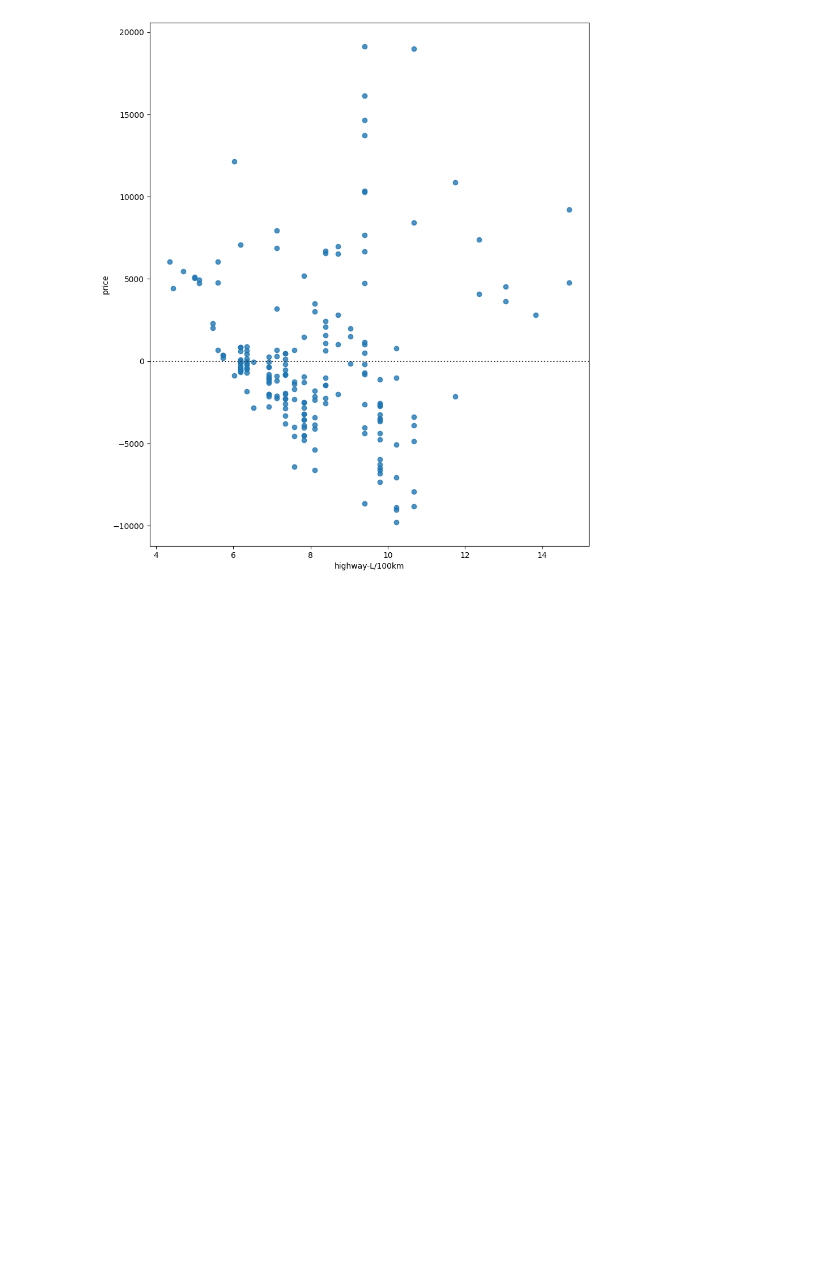
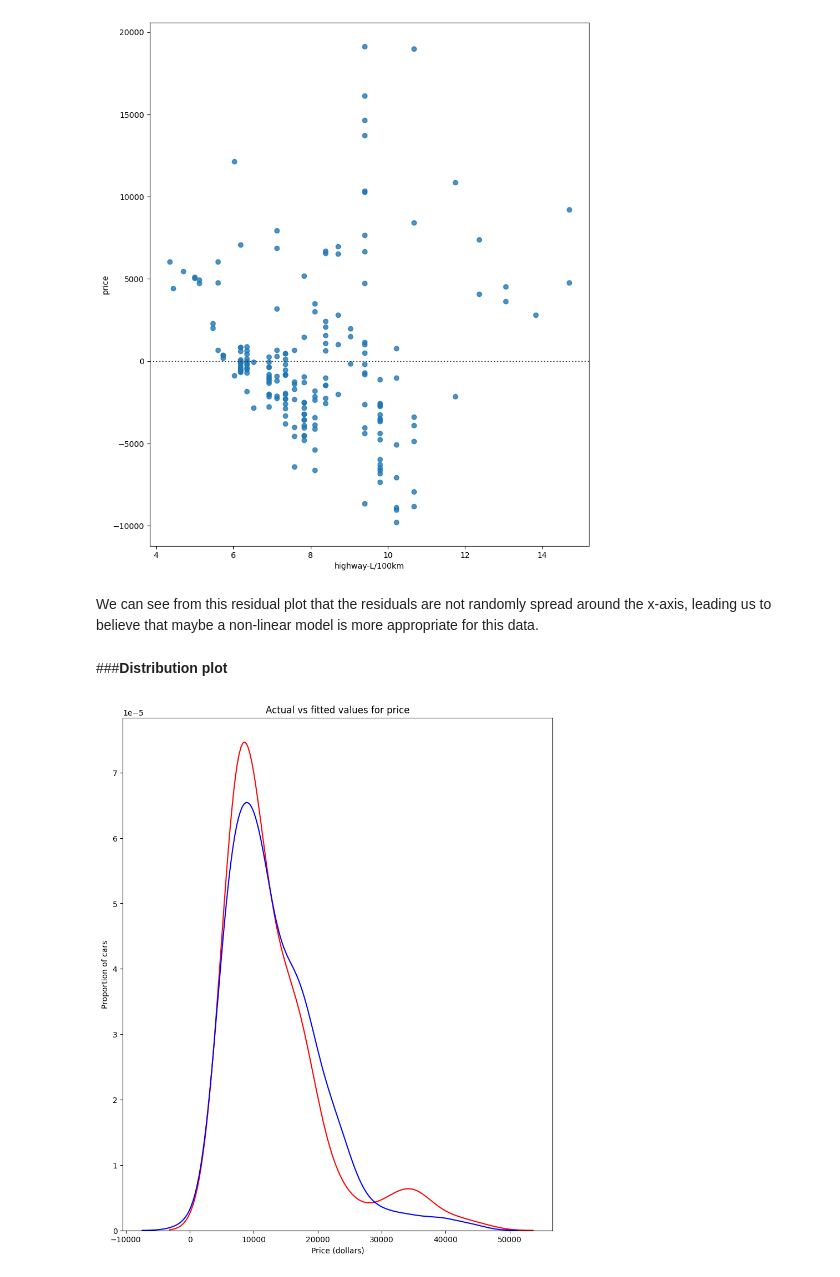
Before and after one commit to Rubieskyama/Data-Science-Ecosystem, a Jupyter notebook: Data Analytics with Python/Used_cars_pricing_analyzer.ipynb, the cells around one changed output. Drawn from its saved outputs; the diff is of its cells as text; code cells hidden in the pictures; blank space fills up the shorter version.

```diff
--- a/Data Analytics with Python/Used_cars_pricing_analyzer.ipynb
+++ b/Data Analytics with Python/Used_cars_pricing_analyzer.ipynb
@@ -789,3 +799,24 @@ sns.residplot(x=df['highway-L/100km'], y=df['price'])
 # %% [output]
 <Axes: xlabel='highway-L/100km', ylabel='price'>
 [figure]
+# %% [markdown]
+We can see from this residual plot that the residuals are not randomly spread around the x-axis, leading us to believe that maybe a non-linear model is more appropriate for this data.
+# %% [markdown]
+###**Distribution plot**
+# %%
+#Make a prediction
+Yhat = lm.predict(Z)
+# %%
+plt.figure(figsize=(width,height))
+
+ax1 = sns.distplot(df['price'], hist=False, color='r', label='Actual value')
+sns.distplot(Yhat, hist=False, color='b', label='Fitted values', ax=ax1)
+
+plt.title('Actual vs fitted values for price')
+plt.xlabel('Price (dollars)')
+plt.ylabel('Proportion of cars')
+
+plt.show()
+plt.close()
+# %% [output]
+[figure, added]
```
Also changed, not shown: parts of 55 cells of this notebook.
